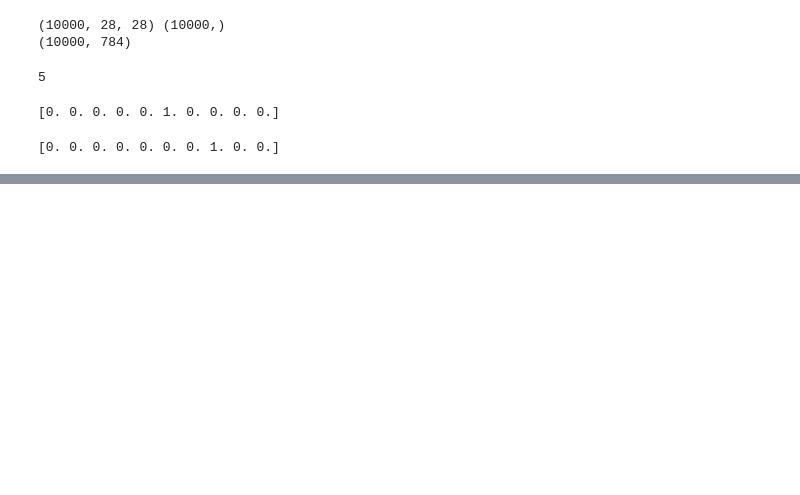
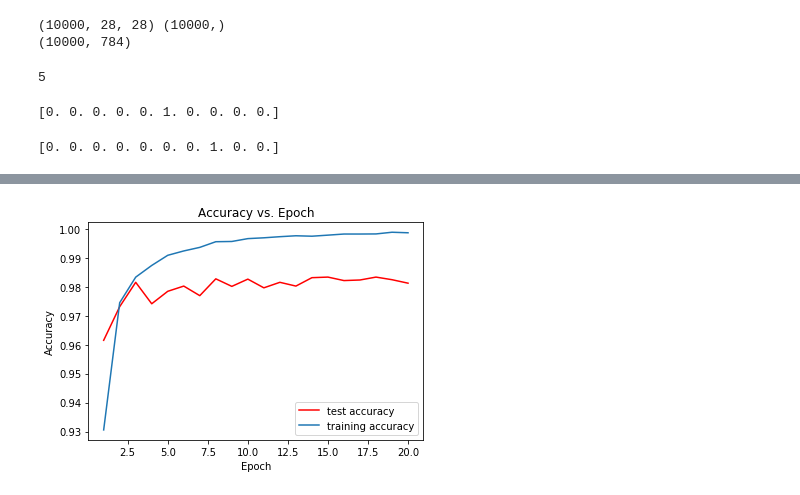
Before and after one commit to IMabuza/handwritten_digits_classification, a Jupyter notebook: handwritten_digits_classification.ipynb, the cells around one changed output, grey strips where cells are left out. Cells and saved outputs as stored; diff of their text form; code cells hidden in the pictures; blank space fills up the shorter version.

```diff
--- a/handwritten_digits_classification.ipynb
+++ b/handwritten_digits_classification.ipynb
@@ -122,0 +268,4 @@ nn.evaluate(test_images, test_labels)
+# %%
+plot_accuracy(history)
+# %% [output]
+[figure, added]
```
Also changed, not shown: parts of 10 cells of this notebook.
